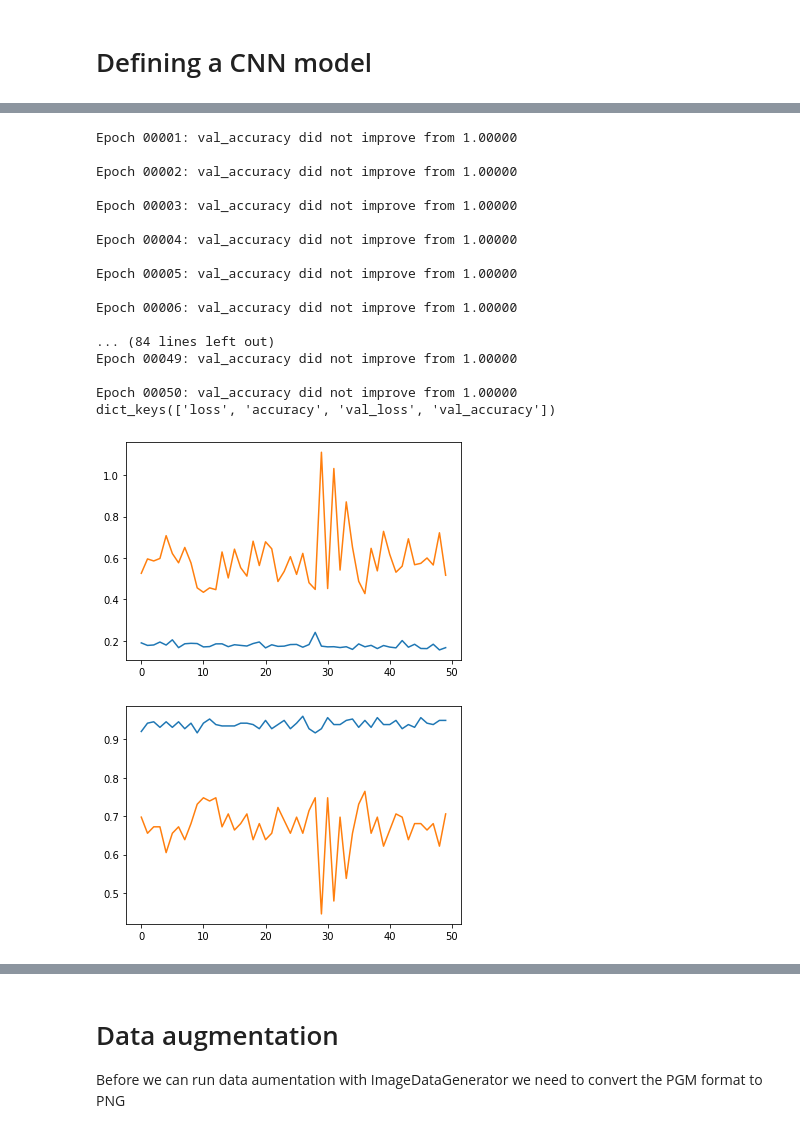
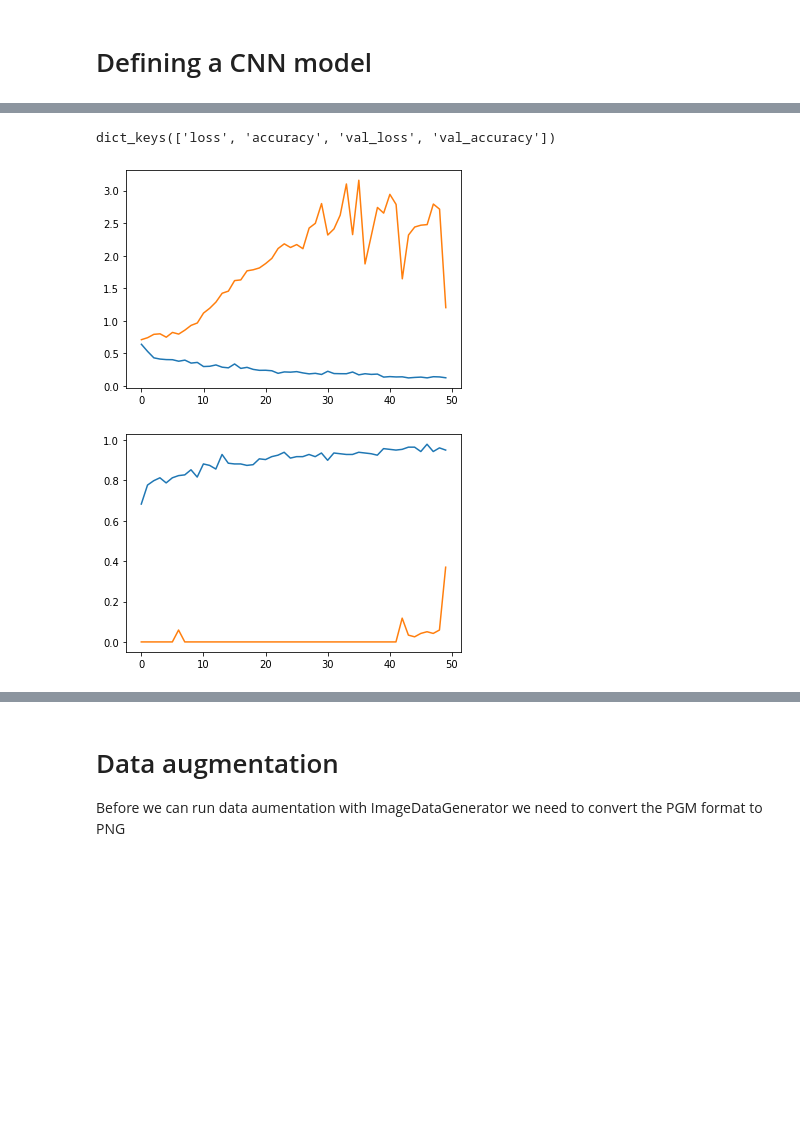
Before and after one commit to federicocampo/CMEPDA-Project, a Jupyter notebook: Copy_of_Lecture11_CNN.ipynb, the cells around one changed output, grey strips where cells are left out. Cells and saved outputs as stored; diff of their text form; code cells hidden in the pictures; blank space fills up the shorter version.

```diff
--- a/Copy_of_Lecture11_CNN.ipynb
+++ b/Copy_of_Lecture11_CNN.ipynb
@@ -57,7 +57,7 @@ INFO:root:Done in 368.79 seconds
 from keras.layers import Conv2D, BatchNormalization, MaxPool2D, Dense, Flatten, InputLayer, Activation, Dropout
 from keras.models import Sequential
 # %%
-def make_model(shape=(60, 60, 1), f1=5, f2=5, f3):
+def make_model(shape=(60, 60, 1)):
   model = Sequential([
 
       Conv2D(5, (3,3), padding='same', input_shape=shape),
@@ -111,4 +90,0 @@ _________________________________________________________________
-# %%
-from keras.optimizers import SGD
-model.compile(optimizer=SGD(learning_rate=0.001, momentum=0.9), loss='binary_crossentropy', metrics=['accuracy'])
-#model.compile(optimizer='SGD', metrics = 'accuracy', loss='binary_crossentropy')
@@ -116,0 +91,27 @@ from keras.callbacks import ModelCheckpoint
+# %%
+def make_model(shape=(60, 60, 1), f1=5, f2=5, f3=5):
+  model = Sequential([
+
+      Conv2D(f1, (3,3), padding='same', input_shape=shape),
+      BatchNormalization(),
+      Activation('relu'),
+      MaxPool2D((2,2)),
+
+      Conv2D(f2, (3,3), padding='same'),
+      BatchNormalization(),
+      Activation('relu'),
+      MaxPool2D((2,2)),
+
+      Conv2D(f3, (3,3), padding='same'),
+      BatchNormalization(),
+      Activation('relu'),
+
+
+      Flatten(),
+
+      #Dense(32, activation = 'relu'),
+      Dense(1, activation='sigmoid')
+
+  ])
+
+  return model
@@ -117,5 +120,7 @@ from keras.callbacks import ModelCheckpoint
 # %%
 from keras.callbacks import EarlyStopping, ReduceLROnPlateau, ModelCheckpoint
+from keras.optimizers import SGD
+
 
 early_stopping = EarlyStopping(
     min_delta=0.001, # minimium amount of change to count as an improvement
@@ -134,7 +139,7 @@ reduce_lr = ReduceLROnPlateau(
 checkpoint = ModelCheckpoint(
     "model-{epoch:02d}-{val_accuracy:.2f}.hdf5",
     monitor='val_accuracy',
-    verbose=1,
+    verbose=0,
     save_best_only=True,
     save_weights_only=False,
     mode='auto', save_freq='epoch')
@@ -143,44 +146,29 @@ from keras.optimizers import SGD
 # %%
-model.compile(optimizer=SGD(learning_rate=0.0001, momentum=0.9), loss='binary_crossentropy', metrics=['accuracy'])
-#model.compile(optimizer='SGD', metrics = 'accuracy', loss='binary_crossentropy')
+model = make_model(f1=10, f2=10, f3=10)
+#model.compile(optimizer=SGD(learning_rate=0.0001, momentum=0.9), loss='binary_crossentropy', metrics=['accuracy'])
+model.compile(optimizer=SGD(lr = 0.001, momentum = 0.9), metrics = 'accuracy', loss='binary_crossentropy')
 
 
 history = model.fit(x_train, y_train,
                     validation_split=0.3,
                     epochs=50,
                     batch_size=30,
                     shuffle=True,
                     callbacks = [checkpoint],
                     verbose=0)
 
 
 
 print(history.history.keys())
 plt.plot(history.history['loss'])
 plt.plot(history.history['val_loss'])
 plt.show()
 
 plt.plot(history.history['accuracy'])
 plt.plot(history.history['val_accuracy'])
 plt.show()
 # %% [output]
-Epoch 00001: val_accuracy did not improve from 1.00000
-
-Epoch 00002: val_accuracy did not improve from 1.00000
-
-Epoch 00003: val_accuracy did not improve from 1.00000
-
-Epoch 00004: val_accuracy did not improve from 1.00000
-
-Epoch 00005: val_accuracy did not improve from 1.00000
-
-Epoch 00006: val_accuracy did not improve from 1.00000
-
-... (84 lines left out)
-Epoch 00049: val_accuracy did not improve from 1.00000
-
-Epoch 00050: val_accuracy did not improve from 1.00000
 dict_keys(['loss', 'accuracy', 'val_loss', 'val_accuracy'])
-[figure, old version]
+[figure, new version]
-[figure, old version]
+[figure, new version]
 # %%
```
Also changed, not shown: parts of 29 cells of this notebook.
